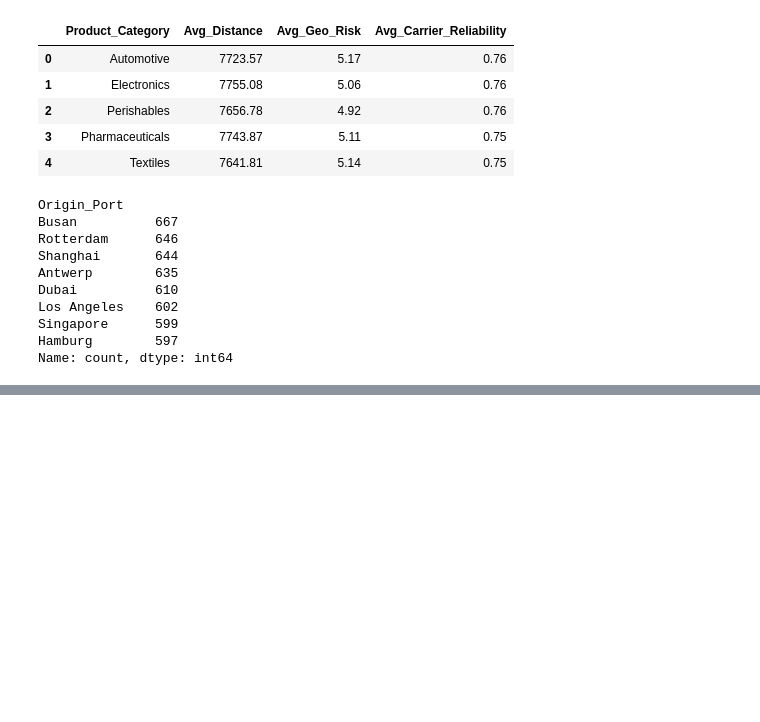
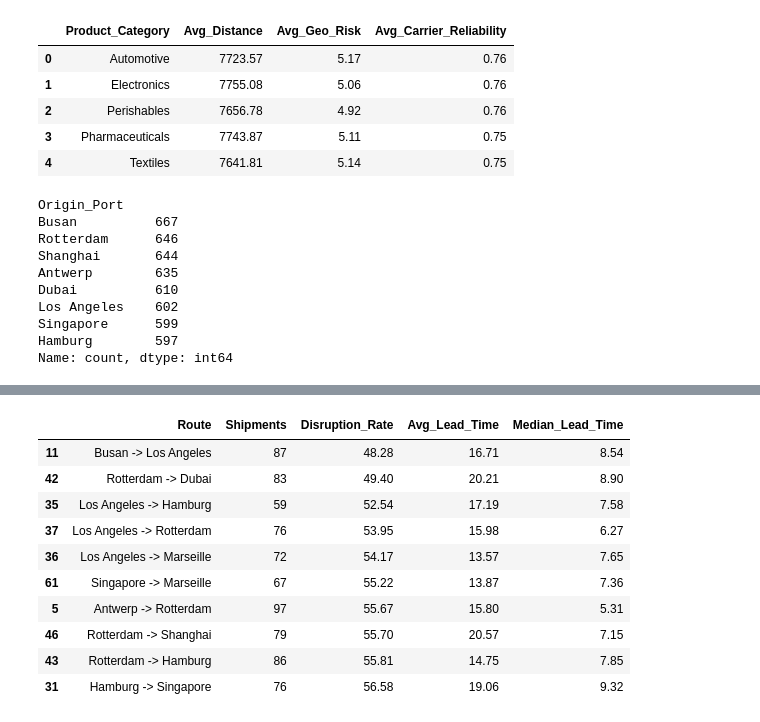
Before and after one commit to sharath1103/Global-Supply-Chain-Disruption, a Jupyter notebook: global_supply_chain_disruption.ipynb, the cells around one changed output, grey strips where cells are left out. Cells and saved outputs as stored; diff of their text form; code cells hidden in the pictures; blank space fills up the shorter version.

```diff
--- a/global_supply_chain_disruption.ipynb
+++ b/global_supply_chain_disruption.ipynb
@@ -784,0 +873,14 @@ Name: count, dtype: int64
+# %%
+route_analysis.sort_values("Disruption_Rate").head(10).round(2)
+# %% [output]
+|  | Route | Shipments | Disruption_Rate | Avg_Lead_Time | Median_Lead_Time |
+| 11 | Busan -> Los Angeles | 87 | 48.28 | 16.71 | 8.54 |
+| 42 | Rotterdam -> Dubai | 83 | 49.40 | 20.21 | 8.90 |
+| 35 | Los Angeles -> Hamburg | 59 | 52.54 | 17.19 | 7.58 |
+| 37 | Los Angeles -> Rotterdam | 76 | 53.95 | 15.98 | 6.27 |
+| 36 | Los Angeles -> Marseille | 72 | 54.17 | 13.57 | 7.65 |
+| 61 | Singapore -> Marseille | 67 | 55.22 | 13.87 | 7.36 |
+| 5 | Antwerp -> Rotterdam | 97 | 55.67 | 15.80 | 5.31 |
+| 46 | Rotterdam -> Shanghai | 79 | 55.70 | 20.57 | 7.15 |
+| 43 | Rotterdam -> Hamburg | 86 | 55.81 | 14.75 | 7.85 |
+| 31 | Hamburg -> Singapore | 76 | 56.58 | 19.06 | 9.32 |
```
Also changed, not shown: parts of 9 cells of this notebook.
